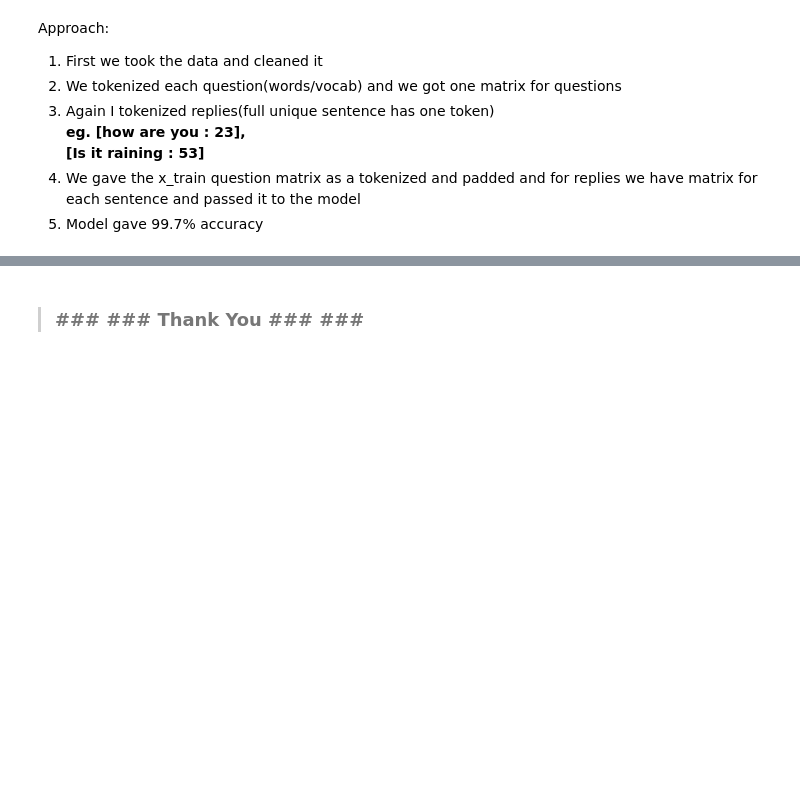
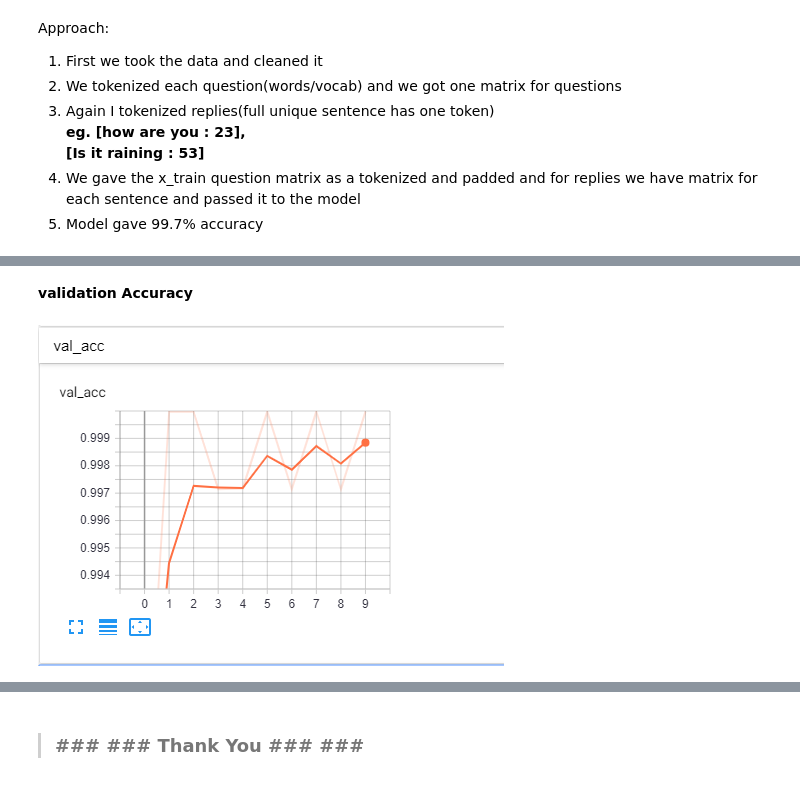
Before and after one commit to yatindma/Automated-Response-Suggestion-for-Email, a Jupyter notebook: Smart_email_reply_suggestion.ipynb, the cells around one changed output, grey strips where cells are left out. Cells and saved outputs as stored; diff of their text form; code cells hidden in the pictures; blank space fills up the shorter version.

```diff
--- a/Smart_email_reply_suggestion.ipynb
+++ b/Smart_email_reply_suggestion.ipynb
@@ -372,0 +533,6 @@ Approach:
+# %% [markdown]
+**validation Accuracy**
+# %%
+display(Image(filename='val_accuracy.PNG'))
+# %% [output]
+[figure, added]
```
Also changed, not shown: parts of 45 cells of this notebook.
